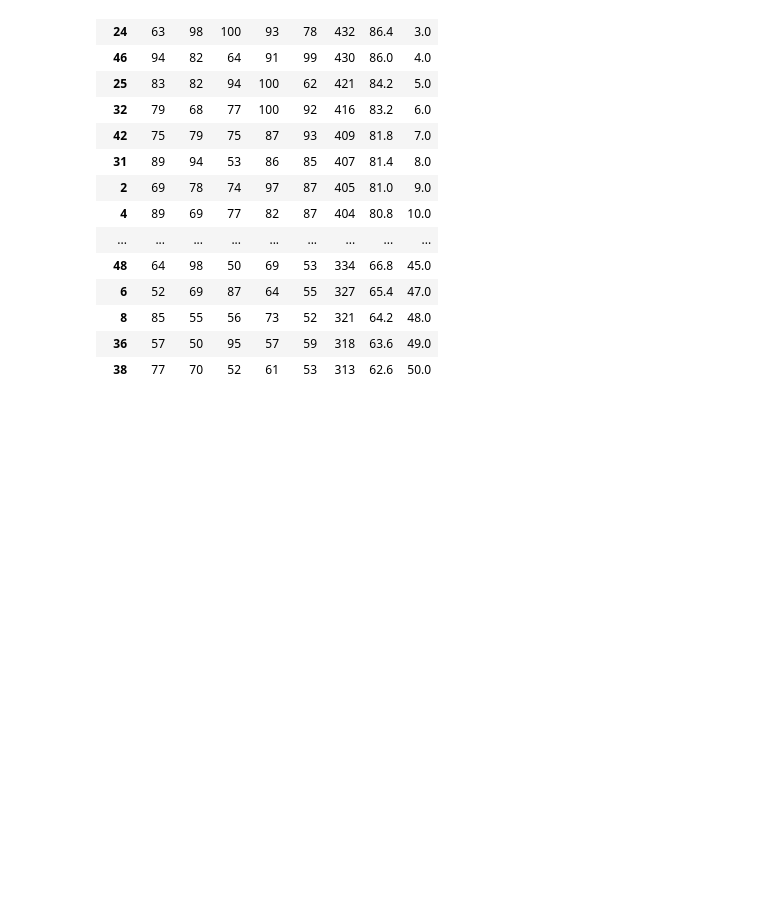
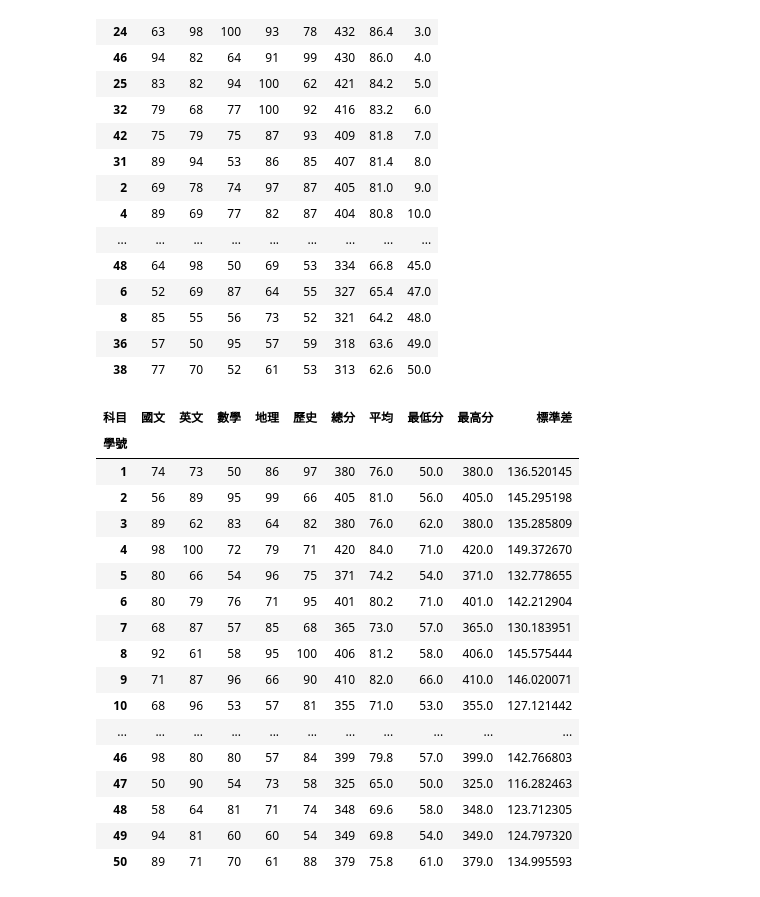
Before and after one commit to Nigmaa/python_analysis, a Jupyter notebook: lesson8.ipynb, the cells around one changed output. Cells and saved outputs as stored; diff of their text form; code cells hidden in the pictures; blank space fills up the shorter version.

```diff
--- a/lesson8.ipynb
+++ b/lesson8.ipynb
@@ -509,3 +510,50 @@ pd.concat([df1,df2],axis=1)
 | 8 | 85 | 55 | 56 | 73 | 52 | 321 | 64.2 | 48.0 |
 | 36 | 57 | 50 | 95 | 57 | 59 | 318 | 63.6 | 49.0 |
 | 38 | 77 | 70 | 52 | 61 | 53 | 313 | 62.6 | 50.0 |
+# %%
+import numpy as np
+import pandas as pd
+
+scores = np.random.randint(50, 101, size=(50, 5))
+df = pd.DataFrame(scores,
+             columns=['國文', '英文', '數學', '地理', '歷史'],
+             index=range(1,51)
+             )
+df.index.name = '學號'
+df.columns.name = '科目'
+df
+sum_value = df.sum(axis=1)
+mean_value = df.mean(axis=1)
+df['總分'] = sum_value
+df['平均'] = mean_value
+#排序總分
+df1 = df.sort_values(by='總分',ascending=False)
+df1
+#排名
+rank_value = df1['總分'].rank(ascending=False,method='min')
+df1['排名'] = rank_value
+df1
+
+df['最低分'] = df.min(axis=1)
+df['最高分'] = df.max(axis=1)
+df['標準差'] = df.std(axis=1)
+df
+# %% [output]
+| 科目 | 國文 | 英文 | 數學 | 地理 | 歷史 | 總分 | 平均 | 最低分 | 最高分 | 標準差 |
+| 學號 |  |  |  |  |  |  |  |  |  |  |
+| 1 | 74 | 73 | 50 | 86 | 97 | 380 | 76.0 | 50.0 | 380.0 | 136.520145 |
+| 2 | 56 | 89 | 95 | 99 | 66 | 405 | 81.0 | 56.0 | 405.0 | 145.295198 |
+| 3 | 89 | 62 | 83 | 64 | 82 | 380 | 76.0 | 62.0 | 380.0 | 135.285809 |
+| 4 | 98 | 100 | 72 | 79 | 71 | 420 | 84.0 | 71.0 | 420.0 | 149.372670 |
+| 5 | 80 | 66 | 54 | 96 | 75 | 371 | 74.2 | 54.0 | 371.0 | 132.778655 |
+| 6 | 80 | 79 | 76 | 71 | 95 | 401 | 80.2 | 71.0 | 401.0 | 142.212904 |
+| 7 | 68 | 87 | 57 | 85 | 68 | 365 | 73.0 | 57.0 | 365.0 | 130.183951 |
+| 8 | 92 | 61 | 58 | 95 | 100 | 406 | 81.2 | 58.0 | 406.0 | 145.575444 |
+| 9 | 71 | 87 | 96 | 66 | 90 | 410 | 82.0 | 66.0 | 410.0 | 146.020071 |
+| 10 | 68 | 96 | 53 | 57 | 81 | 355 | 71.0 | 53.0 | 355.0 | 127.121442 |
+| ... | ... | ... | ... | ... | ... | ... | ... | ... | ... | ... |
+| 46 | 98 | 80 | 80 | 57 | 84 | 399 | 79.8 | 57.0 | 399.0 | 142.766803 |
+| 47 | 50 | 90 | 54 | 73 | 58 | 325 | 65.0 | 50.0 | 325.0 | 116.282463 |
+| 48 | 58 | 64 | 81 | 71 | 74 | 348 | 69.6 | 58.0 | 348.0 | 123.712305 |
+| 49 | 94 | 81 | 60 | 60 | 54 | 349 | 69.8 | 54.0 | 349.0 | 124.797320 |
+| 50 | 89 | 71 | 70 | 61 | 88 | 379 | 75.8 | 61.0 | 379.0 | 134.995593 |
```
Also changed, not shown: parts of 1 cell of this notebook.
